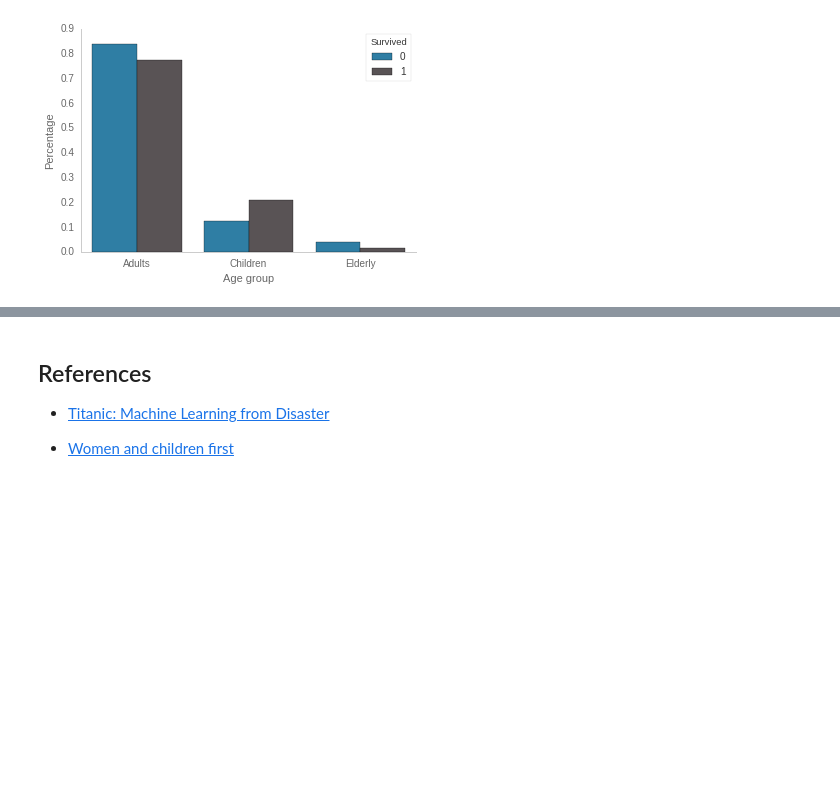
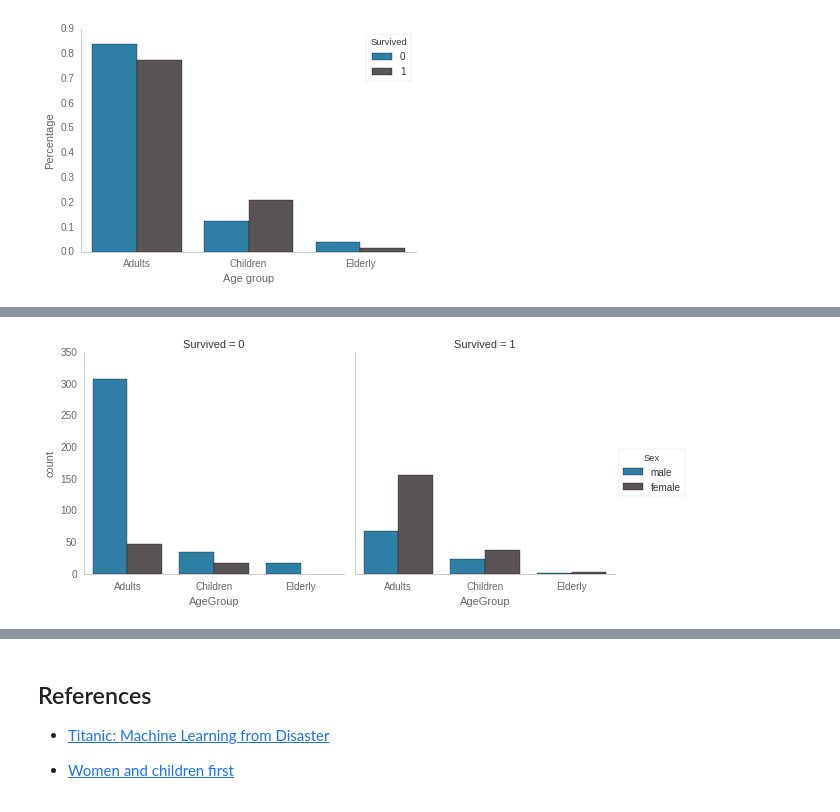
Before and after one commit to dylanjcastillo/titanic_analysis, a Jupyter notebook: Titanic Analysis.ipynb, the cells around one changed output, grey strips where cells are left out. Saved outputs shown, nothing was run; the diff lists cells and outputs as text; code cells hidden in the pictures; blank space fills up the shorter version.

```diff
--- a/Titanic Analysis.ipynb
+++ b/Titanic Analysis.ipynb
@@ -235,0 +220,7 @@ So, Jack. One could say that there was enough space for you in Rose's door but n
+# %%
+# Plot survivors and non-survivors classified by age and gender
+sns.factorplot(x = 'AgeGroup', hue = 'Sex', col = 'Survived', col_wrap = 2, data = titanic_q1_df,
+               kind = 'count', size = 4)
+sns.despine()
+# %% [output]
+[figure, added]
```
Also changed, not shown: parts of 21 cells of this notebook, 1 other file.
